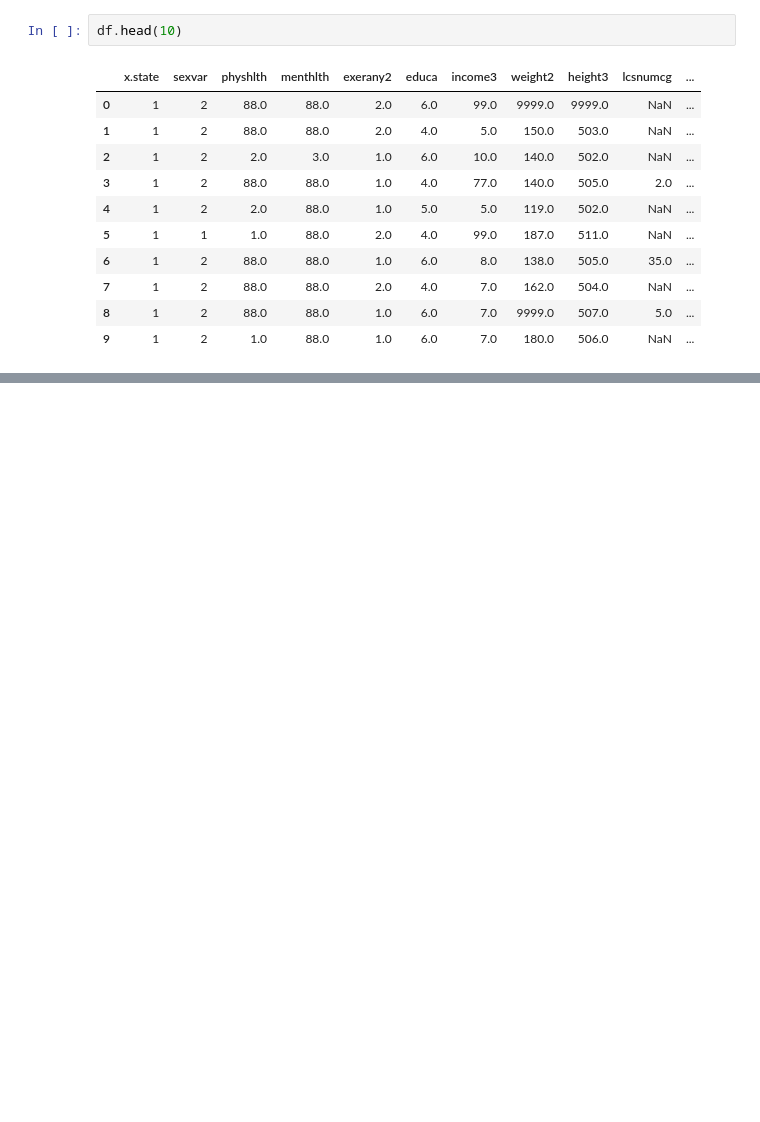
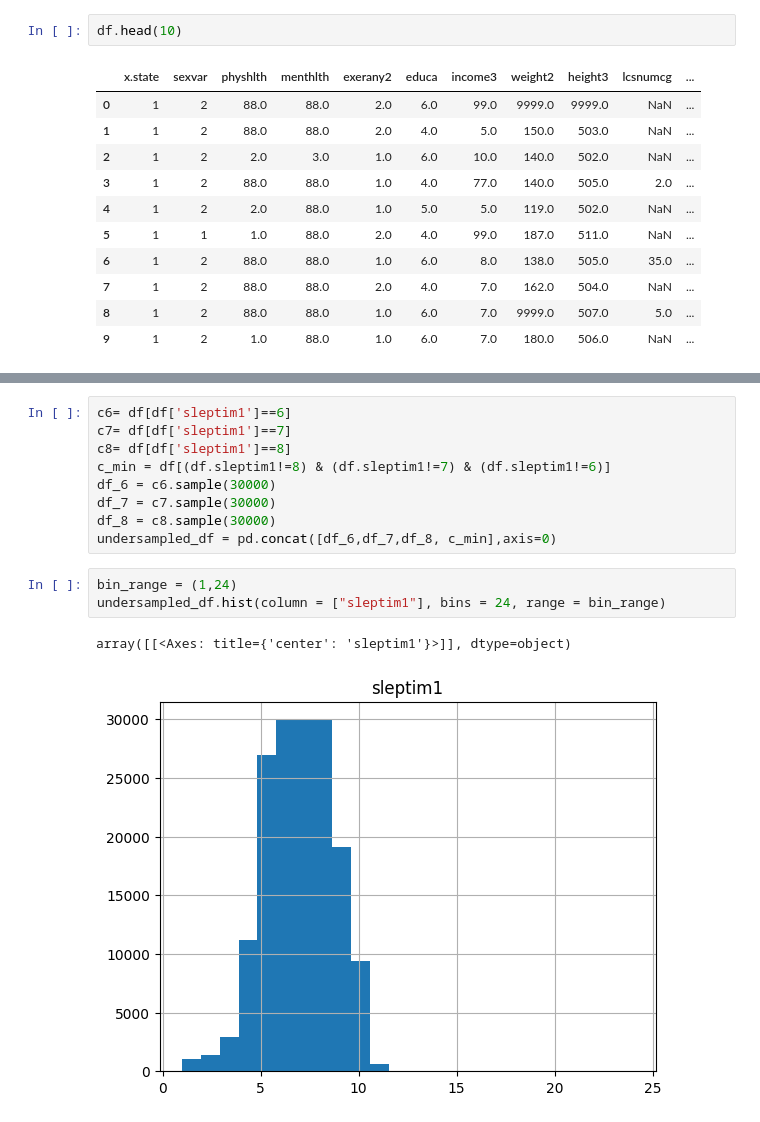
Before and after one commit to hm85451/cmpe255_project, a Jupyter notebook: project.ipynb, the cells around one changed output, grey strips where cells are left out. Cells and saved outputs as stored; diff of their text form; blank space fills up the shorter version.

```diff
--- a/project.ipynb
+++ b/project.ipynb
@@ -123,0 +132,15 @@ print(correlation_coefficients)
+# %%
+c6= df[df['sleptim1']==6]
+c7= df[df['sleptim1']==7]
+c8= df[df['sleptim1']==8]
+c_min = df[(df.sleptim1!=8) & (df.sleptim1!=7) & (df.sleptim1!=6)]
+df_6 = c6.sample(30000)
+df_7 = c7.sample(30000)
+df_8 = c8.sample(30000)
+undersampled_df = pd.concat([df_6,df_7,df_8, c_min],axis=0)
+# %%
+bin_range = (1,24)
+undersampled_df.hist(column = ["sleptim1"], bins = 24, range = bin_range)
+# %% [output]
+array([[<Axes: title={'center': 'sleptim1'}>]], dtype=object)
+[figure, added]
```
Also changed, not shown: parts of 7 cells of this notebook.
